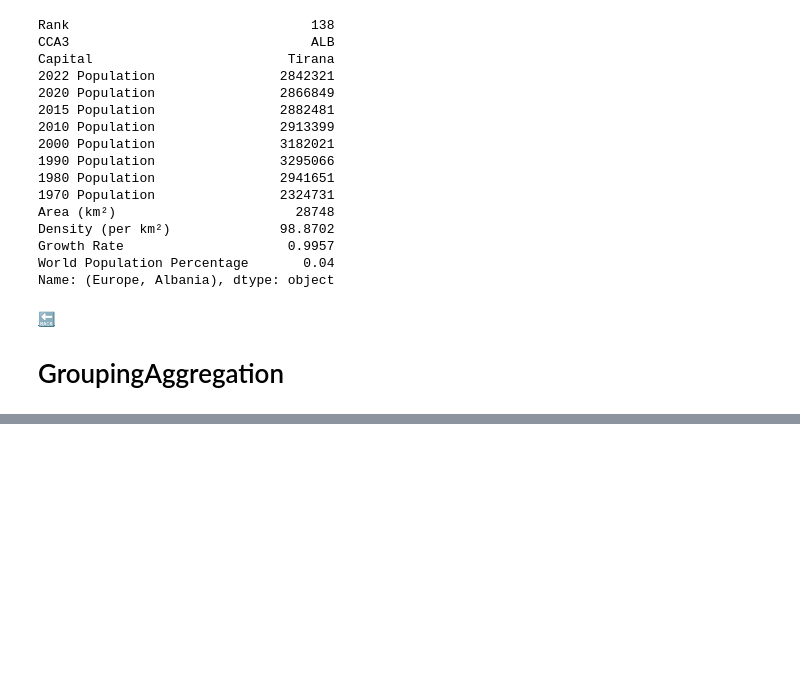
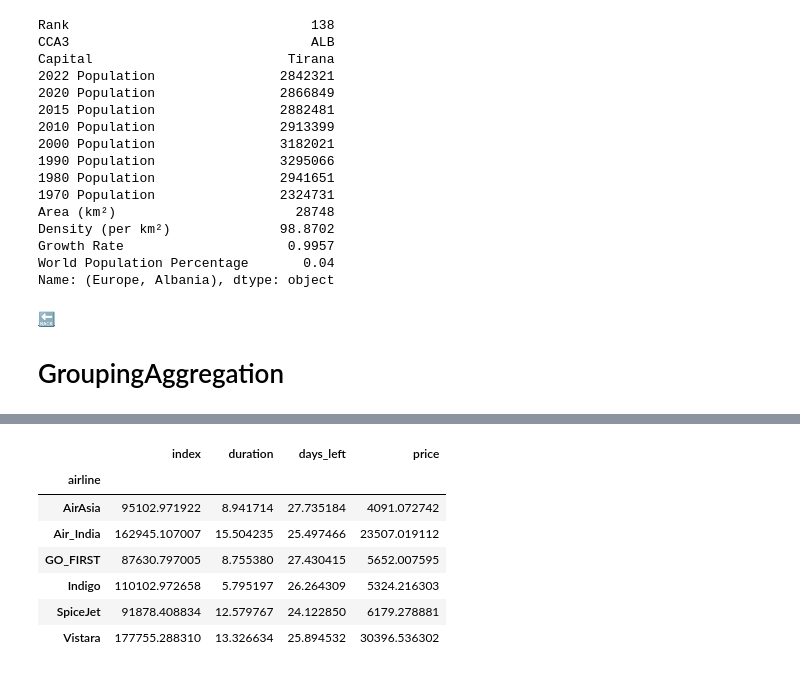
Before and after one commit to xyizko/xo-mathz, a Jupyter notebook: nb/yt-pandas-2.ipynb, the cells around one changed output, grey strips where cells are left out. Saved outputs shown, nothing was run; the diff lists cells and outputs as text; code cells hidden in the pictures; blank space fills up the shorter version.

```diff
--- a/nb/yt-pandas-2.ipynb
+++ b/nb/yt-pandas-2.ipynb
@@ -1119,0 +1167,14 @@ Name: (Europe, Albania), dtype: object
+# %%
+# Grouping ny airline
+dagr2 = da1.groupby('airline')
+# %%
+dagr2.mean(numeric_only=True)
+# %% [output]
+|  | index | duration | days_left | price |
+| airline |  |  |  |  |
+| AirAsia | 95102.971922 | 8.941714 | 27.735184 | 4091.072742 |
+| Air_India | 162945.107007 | 15.504235 | 25.497466 | 23507.019112 |
+| GO_FIRST | 87630.797005 | 8.755380 | 27.430415 | 5652.007595 |
+| Indigo | 110102.972658 | 5.795197 | 26.264309 | 5324.216303 |
+| SpiceJet | 91878.408834 | 12.579767 | 24.122850 | 6179.278881 |
+| Vistara | 177755.288310 | 13.326634 | 25.894532 | 30396.536302 |
```
Also changed, not shown: parts of 8 cells of this notebook.
